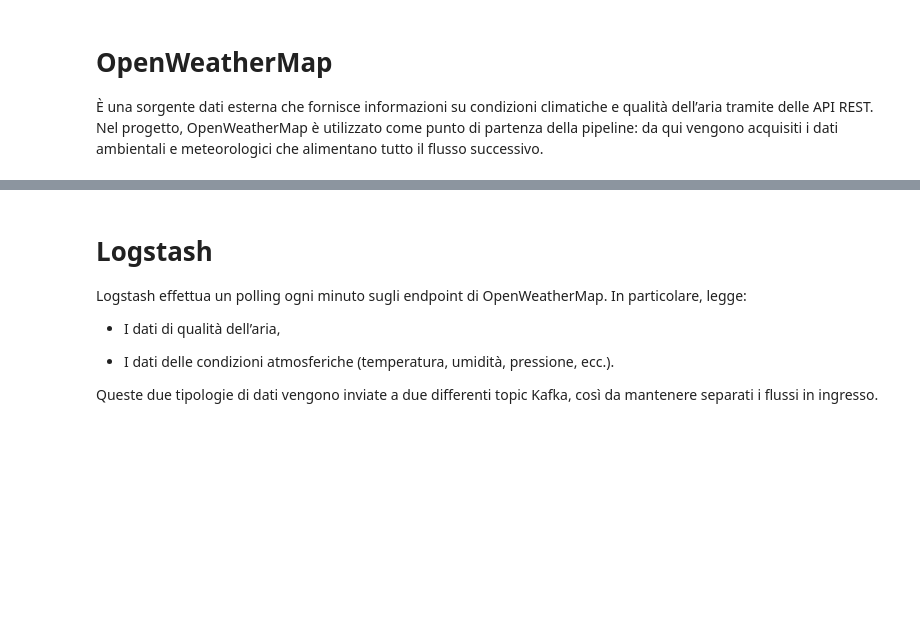
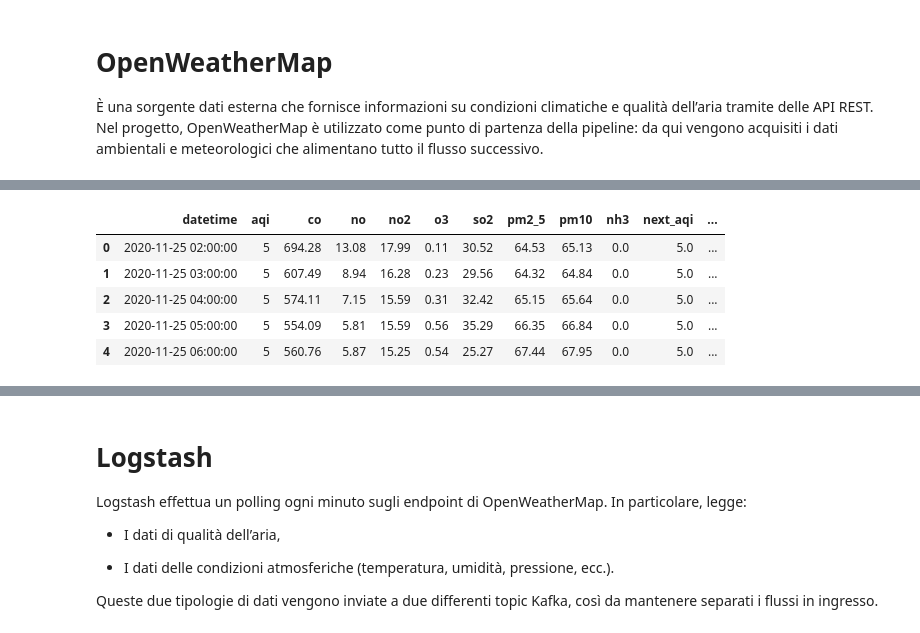
Before and after one commit to GiovanniTorrisi28/AirStream, a Jupyter notebook: presentazione.ipynb, the cells around one changed output, grey strips where cells are left out. Drawn from its saved outputs; the diff is of its cells as text; code cells hidden in the pictures; blank space fills up the shorter version.

```diff
--- a/presentazione.ipynb
+++ b/presentazione.ipynb
@@ -23,0 +64,9 @@ Nel progetto, OpenWeatherMap è utilizzato come punto di partenza della pipeline
+# %%
+df.head()
+# %% [output]
+|  | datetime | aqi | co | no | no2 | o3 | so2 | pm2_5 | pm10 | nh3 | next_aqi | ... |
+| 0 | 2020-11-25 02:00:00 | 5 | 694.28 | 13.08 | 17.99 | 0.11 | 30.52 | 64.53 | 65.13 | 0.0 | 5.0 | ... |
+| 1 | 2020-11-25 03:00:00 | 5 | 607.49 | 8.94 | 16.28 | 0.23 | 29.56 | 64.32 | 64.84 | 0.0 | 5.0 | ... |
+| 2 | 2020-11-25 04:00:00 | 5 | 574.11 | 7.15 | 15.59 | 0.31 | 32.42 | 65.15 | 65.64 | 0.0 | 5.0 | ... |
+| 3 | 2020-11-25 05:00:00 | 5 | 554.09 | 5.81 | 15.59 | 0.56 | 35.29 | 66.35 | 66.84 | 0.0 | 5.0 | ... |
+| 4 | 2020-11-25 06:00:00 | 5 | 560.76 | 5.87 | 15.25 | 0.54 | 25.27 | 67.44 | 67.95 | 0.0 | 5.0 | ... |
```
Also changed, not shown: parts of 6 cells of this notebook.
